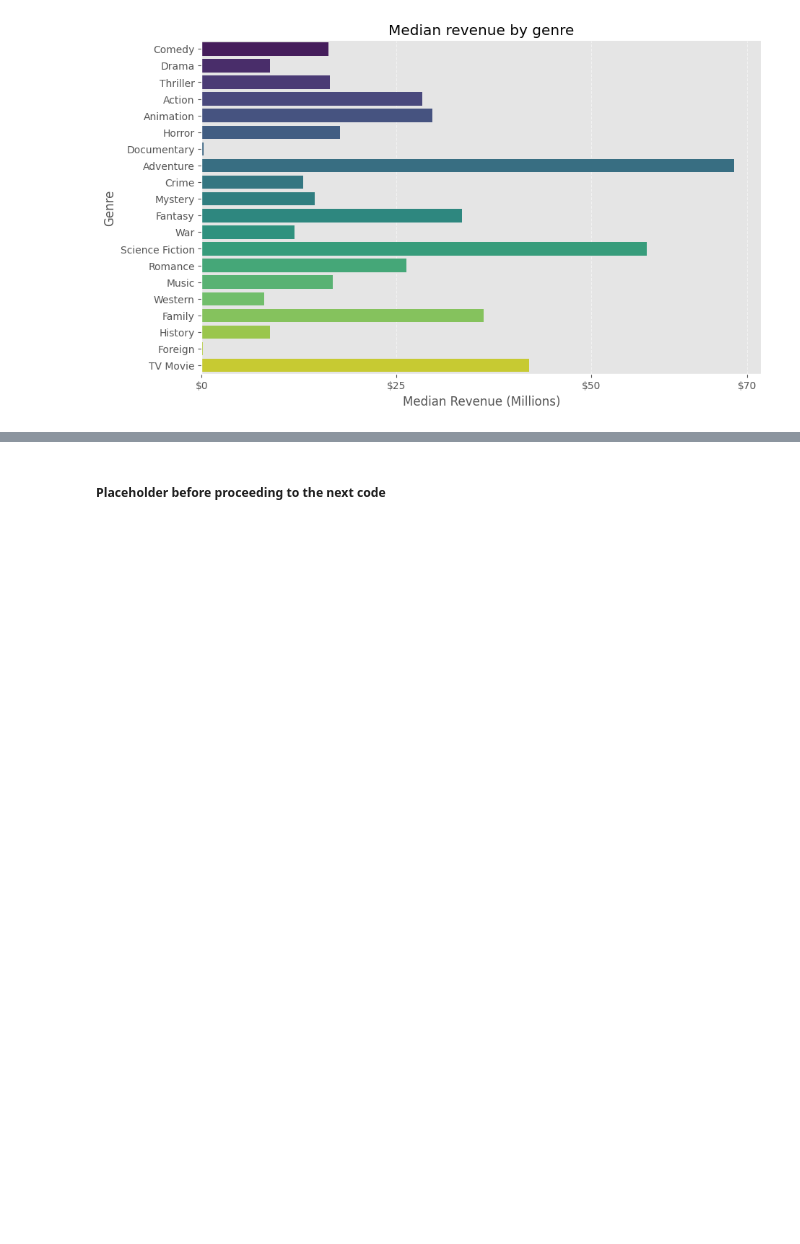
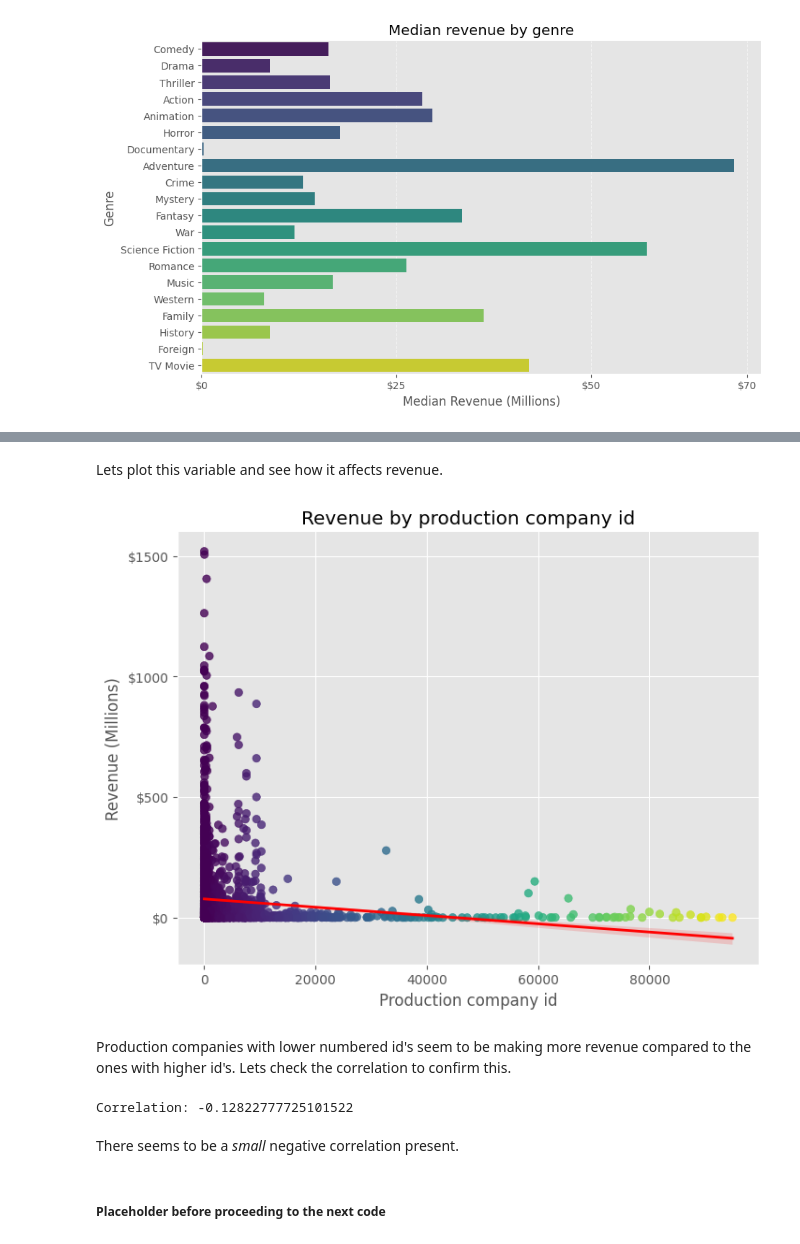
Before and after one commit to ES-Abdellatif/box-office-predictions, a Jupyter notebook: BoxOffice_Predictions_PyDraft.ipynb, the cells around one changed output, grey strips where cells are left out. Cells and saved outputs as stored; diff of their text form; code cells hidden in the pictures; blank space fills up the shorter version.

Commit message:
Adding code to display Revenue by Production Company ID

```diff
--- a/BoxOffice_Predictions_PyDraft.ipynb
+++ b/BoxOffice_Predictions_PyDraft.ipynb
@@ -280,3 +286,52 @@ Passing `palette` without assigning `hue` is deprecated and will be removed in v
+# %%
+# Extract the first numeric sequence from 'production_companies' column
+full_data['prod_comp_id'] = full_data['production_companies'].astype(str).str.extract(r'(\d+)')
+# %% [markdown]
+Lets plot this variable and see how it affects revenue.
+# %%
+# Convert 'prod_comp_id' column to integer
+full_data['prod_comp_id'] = full_data['prod_comp_id'].astype(float).astype('Int64')
+
+# Filter the first 3000 rows
+subset_data = full_data.iloc[:3000]
+
+# Set figure size
+plt.figure(figsize=(8, 6))
+
+# Scatter plot with color gradient
+scatter = plt.scatter(subset_data['prod_comp_id'], subset_data['revenue'],
+                      c=subset_data['prod_comp_id'], cmap='viridis', alpha=0.8)
+
+# Add a linear regression line with confidence interval (shaded region)
+sns.regplot(x=subset_data['prod_comp_id'], y=subset_data['revenue'], scatter=False,
+            color='red', line_kws={'linewidth': 2}, ci=95)  # 95% Confidence Interval
+
+# Customize y-axis labels to match R plot
+plt.yticks([0, 500000000, 1000000000, 1500000000], ['$0', '$500', '$1000', '$1500'])
+
+# Labels and title
+plt.title("Revenue by production company id")
+plt.xlabel("Production company id")
+plt.ylabel("Revenue (Millions)")
+
+# Remove grid lines and unnecessary spines
+sns.despine()
+
+# Show the plot
+plt.show()
+# %% [output]
+[figure, added]
+# %% [markdown]
+Production companies with lower numbered id's seem to be making more revenue compared to the ones with higher id's. Lets check the correlation to confirm this.
+# %%
+# Compute correlation while dropping missing values (equivalent to R's 'complete.obs')
+correlation = full_data[['revenue', 'prod_comp_id']].dropna().corr().iloc[0, 1]
+
+print("Correlation:", correlation)
+# %% [output]
+Correlation: -0.12822777725101522
+# %% [markdown]
+There seems to be a *small* negative correlation present.
 # %% [markdown]
 ##### Placeholder before proceeding to the next code
 # %%
```
Also changed, not shown: parts of 2 cells of this notebook.
